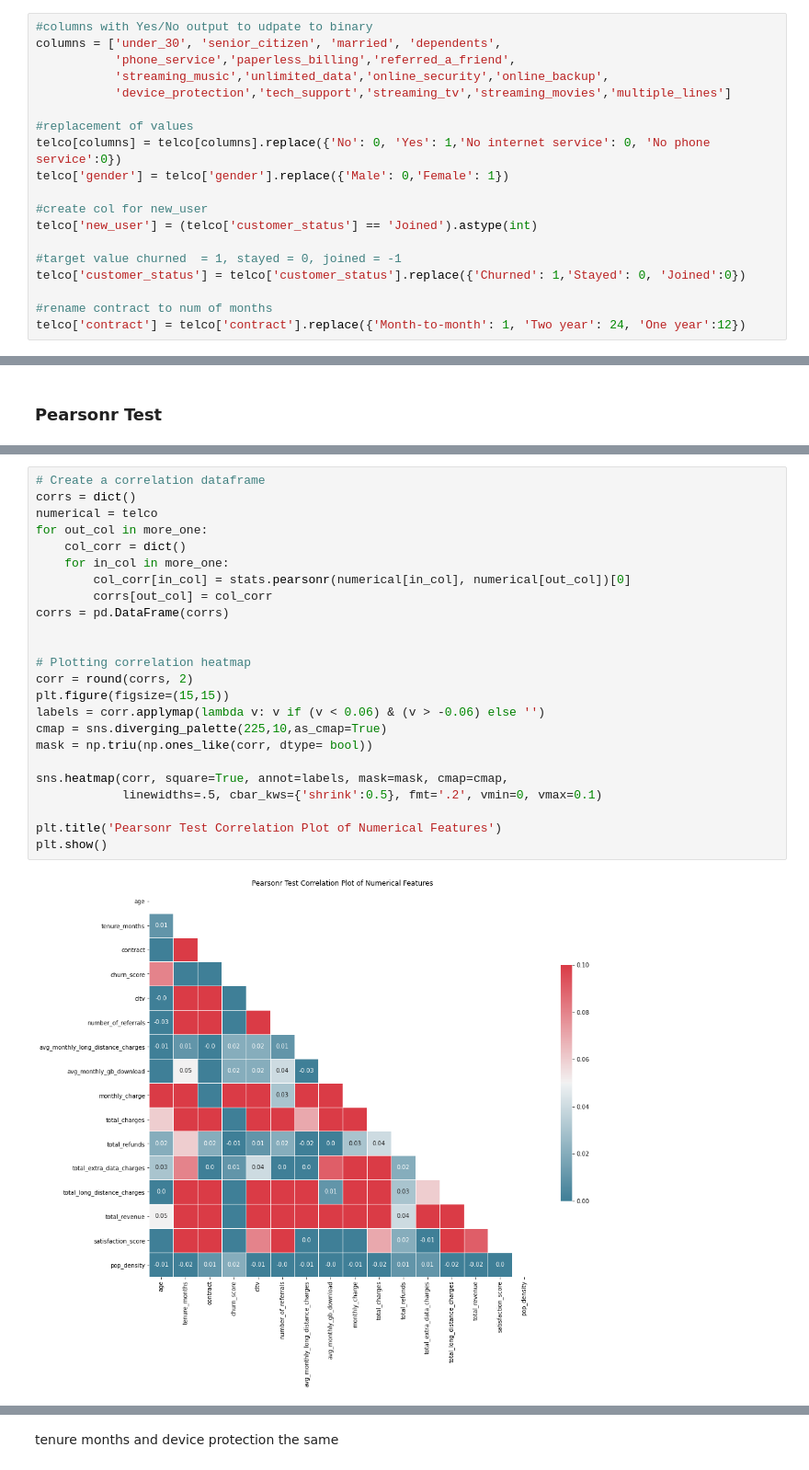
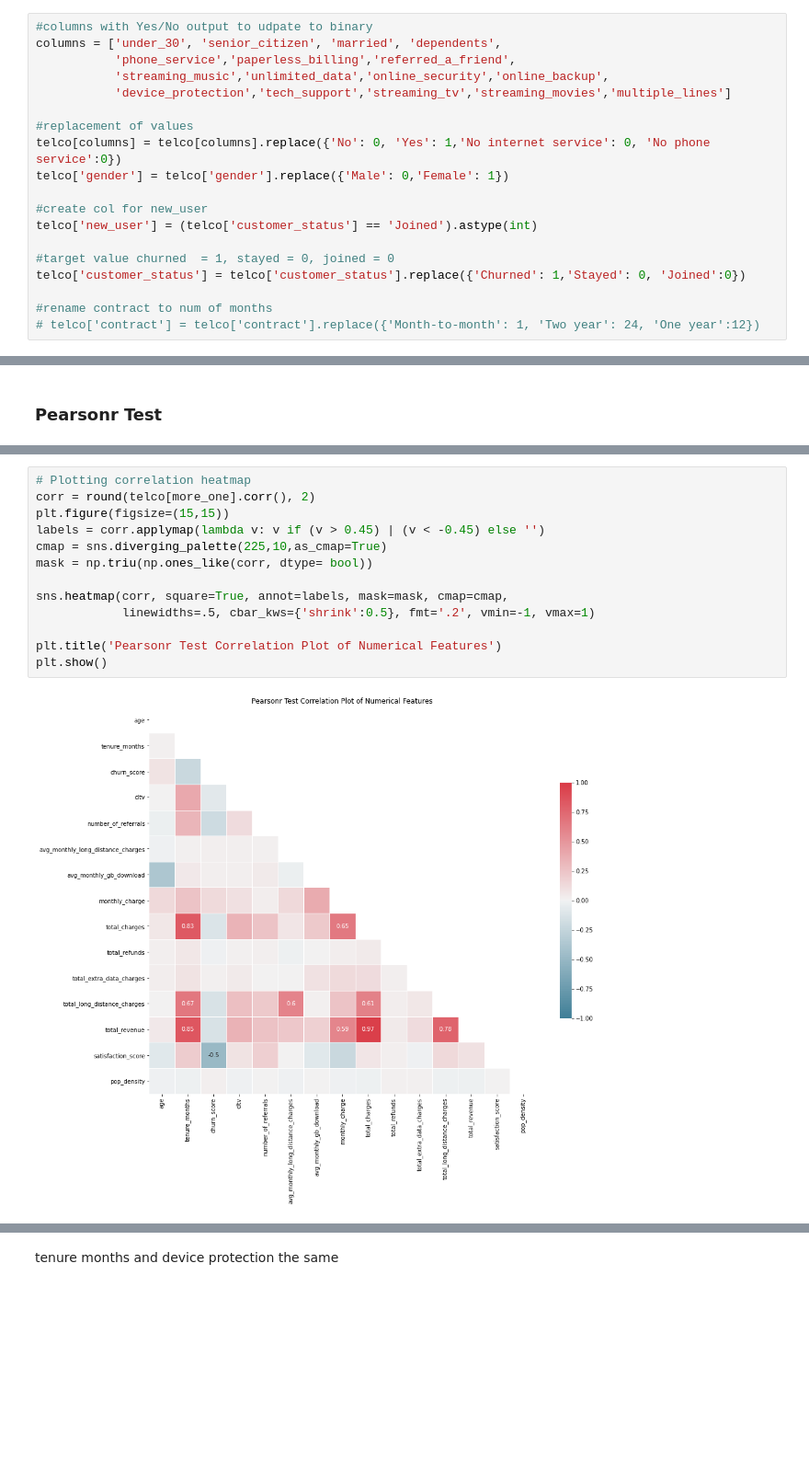
Before and after one commit to JeanLiew/Customer_Attrition_Model, a Jupyter notebook: code/02_EDA.ipynb, the cells around one changed output, grey strips where cells are left out. Shown at 92% size. Drawn from its saved outputs; the diff is of its cells as text; blank space fills up the shorter version.

```diff
--- a/code/02_EDA.ipynb
+++ b/code/02_EDA.ipynb
@@ -98,11 +114,11 @@ telco['gender'] = telco['gender'].replace({'Male': 0,'Female': 1})
 #create col for new_user
 telco['new_user'] = (telco['customer_status'] == 'Joined').astype(int)
 
-#target value churned  = 1, stayed = 0, joined = -1
+#target value churned  = 1, stayed = 0, joined = 0
 telco['customer_status'] = telco['customer_status'].replace({'Churned': 1,'Stayed': 0, 'Joined':0})
 
 #rename contract to num of months
-telco['contract'] = telco['contract'].replace({'Month-to-month': 1, 'Two year': 24, 'One year':12})
+# telco['contract'] = telco['contract'].replace({'Month-to-month': 1, 'Two year': 24, 'One year':12})
 # %%
 #null in churn cat and churn reason
 telco.info()
@@ -388,28 +416,17 @@ telco[more_one]
 # %%
-# Create a correlation dataframe
-corrs = dict()
-numerical = telco
-for out_col in more_one:
-    col_corr = dict()
-    for in_col in more_one:
-        col_corr[in_col] = stats.pearsonr(numerical[in_col], numerical[out_col])[0]
-        corrs[out_col] = col_corr
-corrs = pd.DataFrame(corrs)
-
-
 # Plotting correlation heatmap
-corr = round(corrs, 2)
+corr = round(telco[more_one].corr(), 2)
 plt.figure(figsize=(15,15))
-labels = corr.applymap(lambda v: v if (v < 0.06) & (v > -0.06) else '')
+labels = corr.applymap(lambda v: v if (v > 0.45) | (v < -0.45) else '')
 cmap = sns.diverging_palette(225,10,as_cmap=True)
 mask = np.triu(np.ones_like(corr, dtype= bool))
 
 sns.heatmap(corr, square=True, annot=labels, mask=mask, cmap=cmap,
-            linewidths=.5, cbar_kws={'shrink':0.5}, fmt='.2', vmin=0, vmax=0.1)
+            linewidths=.5, cbar_kws={'shrink':0.5}, fmt='.2', vmin=-1, vmax=1)
 
 plt.title('Pearsonr Test Correlation Plot of Numerical Features')
 plt.show()
 # %% [output]
-[figure, old version]
+[figure, new version]
 # %% [markdown]
 highly correlated tenure_in_months, and tenure_months, total_charges, and total_revenue
```
Also changed, not shown: parts of 43 cells of this notebook, 9 other files.
